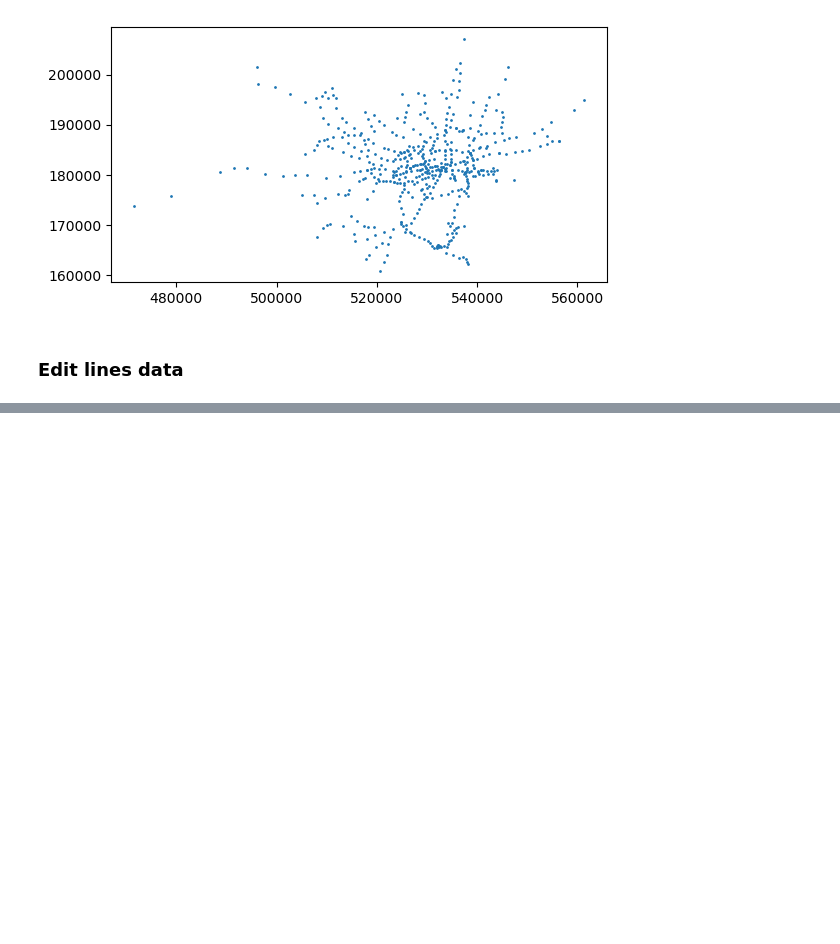
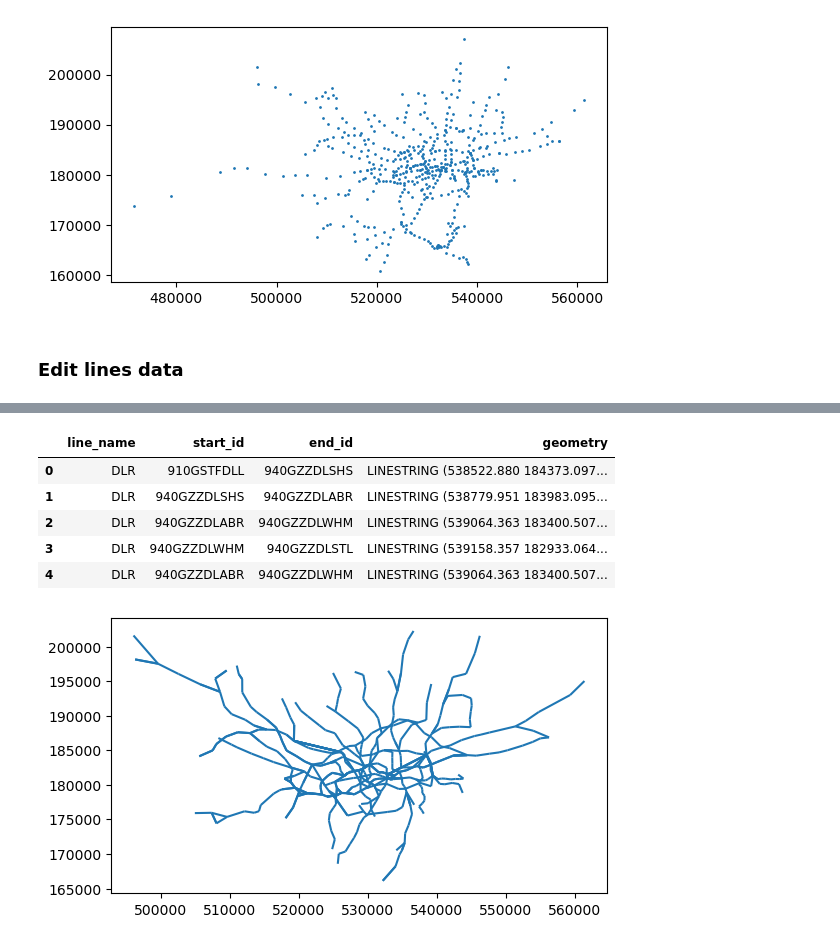
Before and after one commit to sokimura39/Urban_Simulation_Report, a Jupyter notebook: 01_network_analysis.ipynb, the cells around one changed output, grey strips where cells are left out. Saved outputs shown, nothing was run; the diff lists cells and outputs as text; code cells hidden in the pictures; blank space fills up the shorter version.

```diff
--- a/01_network_analysis.ipynb
+++ b/01_network_analysis.ipynb
@@ -133,0 +244,14 @@ for line in line_names:
+# %%
+#turn our dictionary list into a geopandas df to quickly plot and sanity check our work
+edge_gdf = gpd.GeoDataFrame(edge_list)
+edge_gdf.crs = lines.crs
+edge_gdf.plot()
+edge_gdf.head()
+# %% [output]
+|  | line_name | start_id | end_id | geometry |
+| 0 | DLR | 910GSTFDLL | 940GZZDLSHS | LINESTRING (538522.880 184373.097... |
+| 1 | DLR | 940GZZDLSHS | 940GZZDLABR | LINESTRING (538779.951 183983.095... |
+| 2 | DLR | 940GZZDLABR | 940GZZDLWHM | LINESTRING (539064.363 183400.507... |
+| 3 | DLR | 940GZZDLWHM | 940GZZDLSTL | LINESTRING (539158.357 182933.064... |
+| 4 | DLR | 940GZZDLABR | 940GZZDLWHM | LINESTRING (539064.363 183400.507... |
+[figure, added]
```
Also changed, not shown: parts of 21 cells of this notebook, 4 other files.
